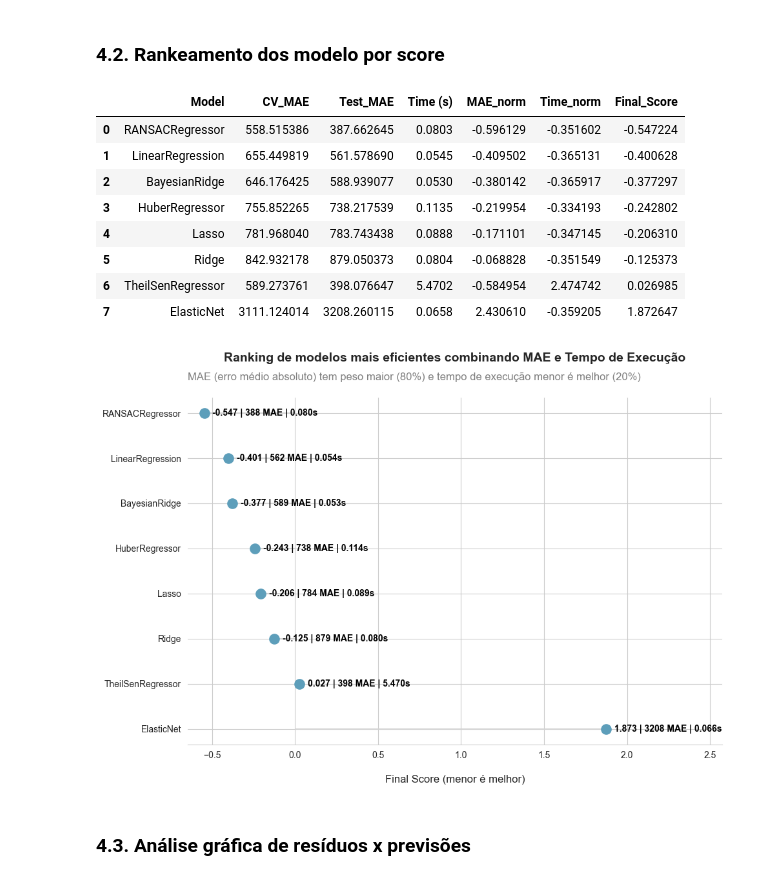
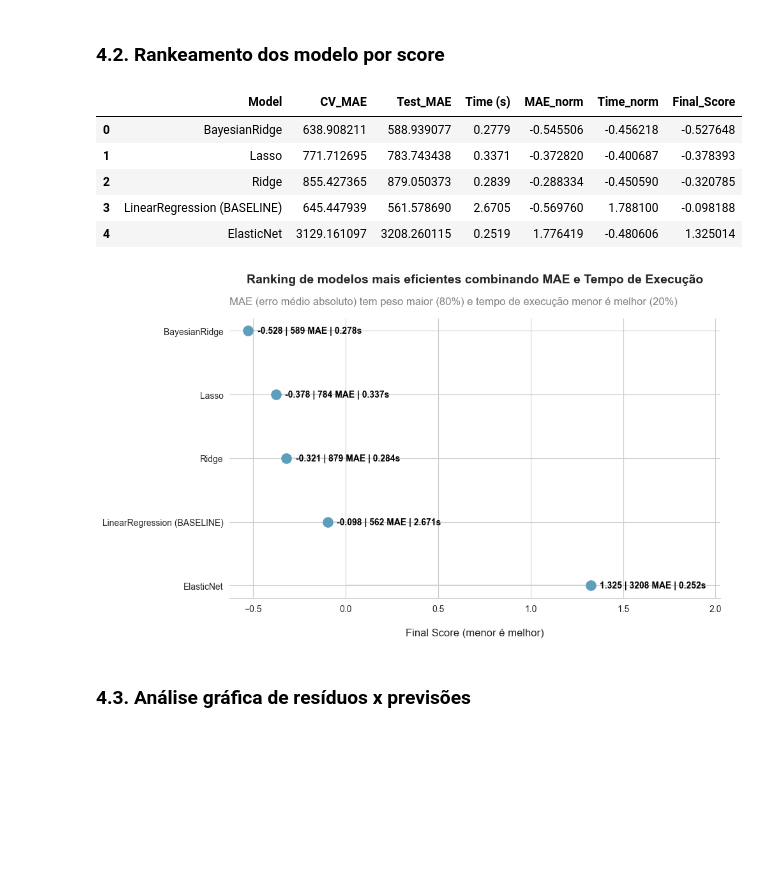
Before and after one commit to emso-exe/Compra_de_carro, a Jupyter notebook: 002_modelagem_preditiva.ipynb, the cells around one changed output. Cells and saved outputs as stored; diff of their text form; code cells hidden in the pictures; blank space fills up the shorter version.

Commit message:
feat: alteração nos modelos sem e com tunagem de hiperparâmetros para considerar apenas modelos de regressão linear e separação modelo baseline.

```diff
--- a/002_modelagem_preditiva.ipynb
+++ b/002_modelagem_preditiva.ipynb
@@ -271,24 +274,14 @@ Shape de X_test após transformação:  (100, 43)
 # Definindo os modelos a serem testados
 
 models =  {
-    # Regressão Linear Clássica
-    'LinearRegression': LinearRegression(),
-
-    # Regularização
+    'LinearRegression (BASELINE)': LinearRegression(),
     'Ridge': Ridge(),
     'Lasso': Lasso(),
     'ElasticNet': ElasticNet(),
-
-    # Bayesian
     'BayesianRidge': BayesianRidge(),
-
-    # Robustos
-    'HuberRegressor': HuberRegressor(),
-    'RANSACRegressor': RANSACRegressor(estimator=LinearRegression()),
-    'TheilSenRegressor': TheilSenRegressor(),
 }
 # %%
-def models_evaluation(models, X_train, y_train, X_test, y_test, preprocessor, cv_splits=5):
+def models_evaluation(models, X_train, y_train, X_test, y_test, preprocessor, cv_splits=5, cv_repeats=10):
     '''
     Avalia modelos de aprendizado de máquina, calculando métricas de desempenho
     no conjunto de treino e teste.
@@ -306,7 +299,9 @@ def models_evaluation(models, X_train, y_train, X_test, y_test, preprocessor, cv
     :param preprocessor: ColumnTransformer
         Objeto de pré-processamento que será aplicado aos dados antes do treinamento do modelo.
     :param cv_splits: int, default=5
-        Número de divisões (folds) para a validação cruzada (K-Fold).
+        Número de divisões (folds) para a validação cruzada.
+    :param cv_repeats: int, default=10
+        Número de repetições para a validação cruzada repetida (RepeatedKFold).
 
     :return: list
         Lista contendo os resultados de avaliação de cada modelo, métricas para treino
@@ -314,8 +309,8 @@ def models_evaluation(models, X_train, y_train, X_test, y_test, preprocessor, cv
     '''
     results = []
 
-    # Inicializa o esquema de validação cruzada
-    kf = KFold(n_splits=cv_splits, shuffle=True, random_state=42)
+    # Inicializa o esquema de validação cruzada com repetições
+    cv = RepeatedKFold(n_splits=cv_splits, n_repeats=cv_repeats, random_state=42)
 
     # Define métricas de avaliação (valores negativos são convertidos depois)
     scoring = {
@@ -335,7 +330,7 @@ def models_evaluation(models, X_train, y_train, X_test, y_test, preprocessor, cv
         # Executa validação cruzada no pipeline
         cv_results = cross_validate(
             pipeline, X_train, y_train,
-            cv=kf, scoring=scoring, n_jobs=-1, return_train_score=False
+            cv=cv, scoring=scoring, n_jobs=-1, return_train_score=False
         )
 
         # Calcula médias das métricas (convertendo para valores positivos)
@@ -435,20 +430,17 @@ df_ranked_default = add_final_score(df_ranked)
 df_ranked_default[['Model','CV_MAE','Test_MAE','Time (s)','MAE_norm','Time_norm','Final_Score']]
 # %% [output]
 |  | Model | CV_MAE | Test_MAE | Time (s) | MAE_norm | Time_norm | Final_Score |
-| 0 | RANSACRegressor | 558.515386 | 387.662645 | 0.0803 | -0.596129 | -0.351602 | -0.547224 |
-| 1 | LinearRegression | 655.449819 | 561.578690 | 0.0545 | -0.409502 | -0.365131 | -0.400628 |
-| 2 | BayesianRidge | 646.176425 | 588.939077 | 0.0530 | -0.380142 | -0.365917 | -0.377297 |
-| 3 | HuberRegressor | 755.852265 | 738.217539 | 0.1135 | -0.219954 | -0.334193 | -0.242802 |
-| 4 | Lasso | 781.968040 | 783.743438 | 0.0888 | -0.171101 | -0.347145 | -0.206310 |
-| 5 | Ridge | 842.932178 | 879.050373 | 0.0804 | -0.068828 | -0.351549 | -0.125373 |
-| 6 | TheilSenRegressor | 589.273761 | 398.076647 | 5.4702 | -0.584954 | 2.474742 | 0.026985 |
-| 7 | ElasticNet | 3111.124014 | 3208.260115 | 0.0658 | 2.430610 | -0.359205 | 1.872647 |
+| 0 | BayesianRidge | 638.908211 | 588.939077 | 0.2779 | -0.545506 | -0.456218 | -0.527648 |
+| 1 | Lasso | 771.712695 | 783.743438 | 0.3371 | -0.372820 | -0.400687 | -0.378393 |
+| 2 | Ridge | 855.427365 | 879.050373 | 0.2839 | -0.288334 | -0.450590 | -0.320785 |
+| 3 | LinearRegression (BASELINE) | 645.447939 | 561.578690 | 2.6705 | -0.569760 | 1.788100 | -0.098188 |
+| 4 | ElasticNet | 3129.161097 | 3208.260115 | 0.2519 | 1.776419 | -0.480606 | 1.325014 |
 # %%
 # Ordenar os modelos pelo Final_Score para o gráfico
 df_plot = df_ranked_default.sort_values(by='Final_Score', ascending=False)
 
 # Figura e eixo
-fig, ax = plt.subplots(figsize=(10, 7))
+fig, ax = plt.subplots(figsize=(10, 6))
 
 # Linha horizontal
 ax.hlines(y=df_plot['Model'], xmin=df_plot['Final_Score'], xmax=0,
@@ -461,35 +453,34 @@ ax.scatter(df_plot['Final_Score'], df_plot['Model'],
 # Adicionar texto com MAE e tempo
 for score, mae, time_s, model in zip(
     df_plot['Final_Score'], df_plot['Test_MAE'], df_plot['Time (s)'], df_plot['Model']):
     ax.text(score + 0.05, model, f'{score:.3f} | {mae:.0f} MAE | {time_s:.3f}s',
         fontweight='bold', va='center', fontsize=10, color='#000000')
 
 # Título e labels
 ax.set_title('Ranking de modelos mais eficientes combinando MAE e Tempo de Execução',
              fontsize=14, fontweight='bold', pad=40)
 ax.set_xlabel('\nFinal Score (menor é melhor)', fontsize=12)
 ax.set_ylabel('')
 
 # Subtítulo explicativo
 ax.text(0, 1.05,
         'MAE (erro médio absoluto) tem peso maior (80%) e tempo de execução menor é melhor (20%)',
         fontsize=12, color='gray', ha='left', transform=ax.transAxes)
 
 # Ajuste de eixo para não cortar textos
 ax.set_xlim(df_plot['Final_Score'].min() - 0.1,
             df_plot['Final_Score'].max() + 0.7)
-#ax.tick_params(labelsize=10)
 
 # limpar borda superior e direita
 sns.despine(left=True, bottom=False)
 
 # Ajuste final do layout para evitar sobreposição
 plt.tight_layout()
 
 # Exibição do gráfico
 plt.show()
 # %% [output]
-[figure, old version]
+[figure, new version]
 # %% [markdown]
 ### 4.3. Análise gráfica de resíduos x previsões
 # %%
```
Also changed, not shown: parts of 43 cells of this notebook.
